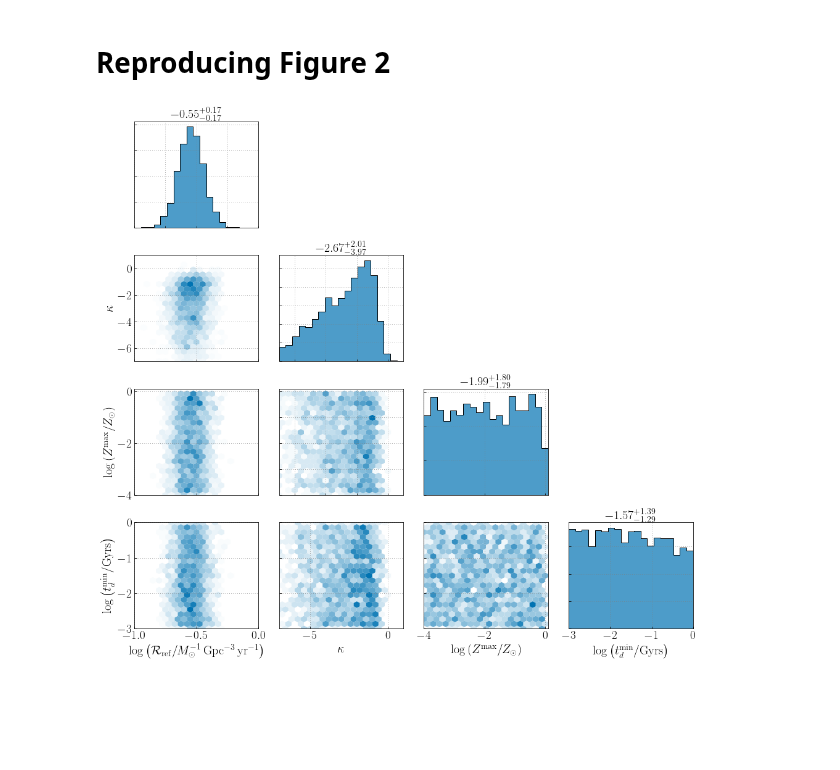
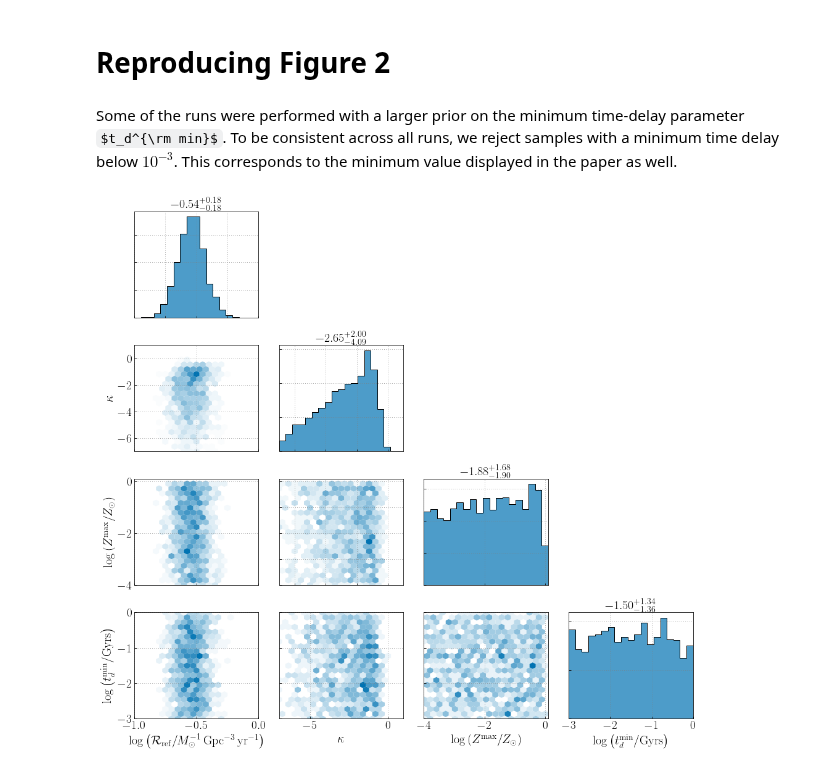
Before and after one commit to kevinturbang/bbh_gwb_time_delay_inference, a Jupyter notebook: figures/reproduce_figure_2.ipynb, the cells around one changed output. Drawn from its saved outputs; the diff is of its cells as text; code cells hidden in the pictures; some formulas as TeX source; blank space fills up the shorter version.

```diff
--- a/figures/reproduce_figure_2.ipynb
+++ b/figures/reproduce_figure_2.ipynb
@@ -26,20 +27,24 @@ plt.rcParams["figure.figsize"] = (8,6)
 import seaborn as sns
 my_palette = sns.color_palette("colorblind")
 # %%
-hdata = h5py.File("../data/O3_CBC_MD.hdf","r")
+hdata = h5py.File("../data/O3_CBC_GWB_MD.hdf","r")
+# %% [markdown]
+Some of the runs were performed with a larger prior on the minimum time-delay parameter $t_d^{\rm min}$. To be consistent across all runs, we reject samples with a minimum time delay below $10^{-3}$. This corresponds to the minimum value displayed in the paper as well.
+# %%
+mask_td_min_CBC_GWB_MD_O3 = np.log10(hdata['posterior/td_min'][()])>=-3
 # %%
 fig = plt.figure(figsize=(14,13))
 
 toPlot = {
-    "logRref":{"data":np.log10(hdata['posterior/R_ref'][()]),"plot_bounds":(-1,0),"label":r"$\log \left(\mathcal{R}_{\rm ref}/M_\odot^{-1}\,{\rm Gpc^{-3}}\,{\rm yr^{-1}}\right)$"},
-    "kappa":{"data":hdata['posterior/kappa'][()],"plot_bounds":(-7,1),"label":r"$\kappa$"},
-    "logZmax":{"data":np.log10(hdata['posterior/Zmax'][()]),"plot_bounds":(-4,0.1),"label":r"$\log \left(Z^{\rm max}/Z_\odot\right)$"},
-    "log_td_min":{"data":np.log10(hdata['posterior/td_min'][()]),"plot_bounds":(-3,0),"label":r"$\log \left(t_d^{\rm min}/{\rm Gyrs}\right)$"}
+    "logRref":{"data":np.log10(hdata['posterior/R_ref'][()][mask_td_min_CBC_GWB_MD_O3]),"plot_bounds":(-1,0),"label":r"$\log \left(\mathcal{R}_{\rm ref}/M_\odot^{-1}\,{\rm Gpc^{-3}}\,{\rm yr^{-1}}\right)$"},
+    "kappa":{"data":hdata['posterior/kappa'][()][mask_td_min_CBC_GWB_MD_O3],"plot_bounds":(-7,1),"label":r"$\kappa$"},
+    "logZmax":{"data":np.log10(hdata['posterior/Zmax'][()][mask_td_min_CBC_GWB_MD_O3]),"plot_bounds":(-4,0.1),"label":r"$\log \left(Z^{\rm max}/Z_\odot\right)$"},
+    "log_td_min":{"data":np.log10(hdata['posterior/td_min'][()][mask_td_min_CBC_GWB_MD_O3]),"plot_bounds":(-3,0),"label":r"$\log \left(t_d^{\rm min}/{\rm Gyrs}\right)$"}
 }
 
 plot_corner(fig,toPlot,color=my_palette[0],labelsize=18)
 plt.tight_layout()
 plt.savefig("PosteriorO3.pdf",dpi=500,bbox_inches='tight')
 plt.show()
 # %% [output]
-[figure, old version]
+[figure, new version]
```
Also changed, not shown: parts of 2 cells of this notebook, 10 other files.
